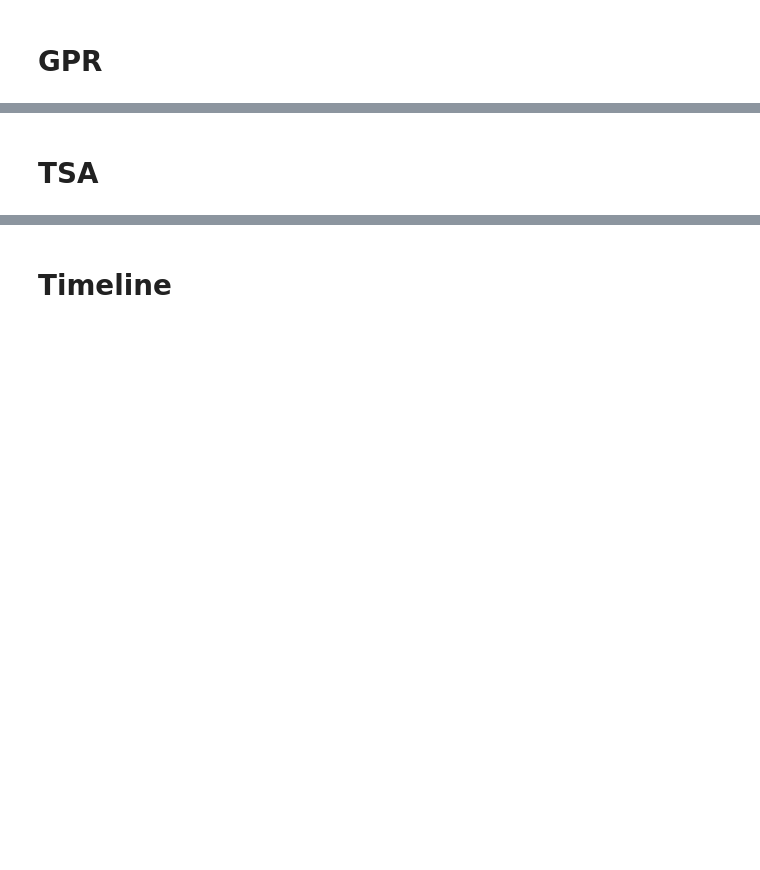
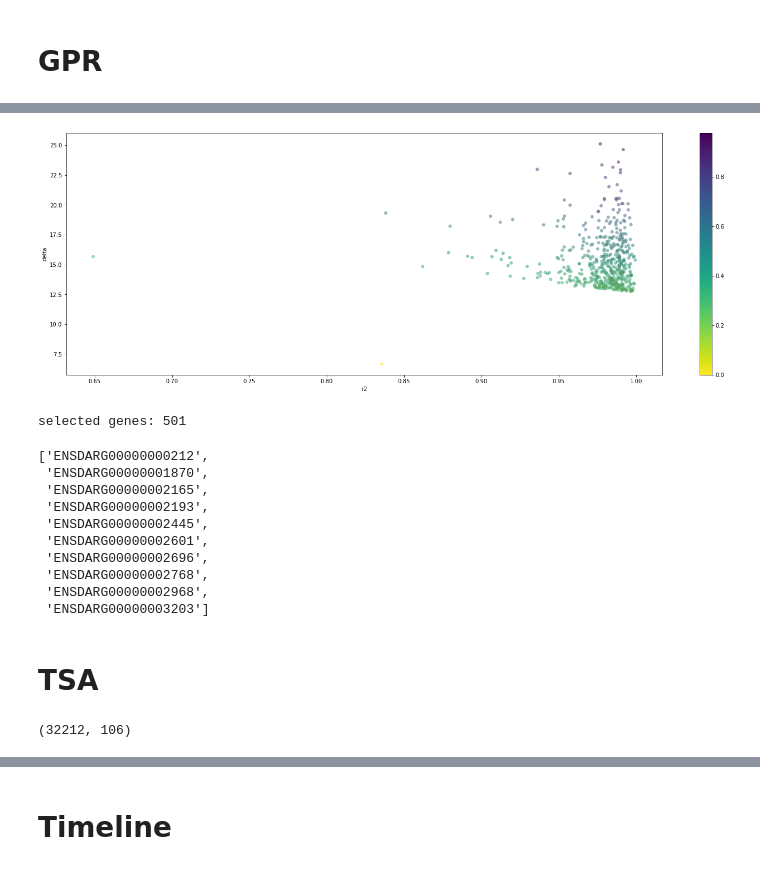
Before and after one commit to siebrenf/TSA, a Jupyter notebook: main.ipynb, the cells around one changed output, grey strips where cells are left out. Cells and saved outputs as stored; diff of their text form; code cells hidden in the pictures; blank space fills up the shorter version.

```diff
--- a/main.ipynb
+++ b/main.ipynb
@@ -41,7 +45,6 @@ tpms = pd.read_csv(tpm_file, sep="\t", index_col=0)
 template_tpms = tpm_normalization(tpms, sample_order, minimum_value=5)
 
 # filter genes BEFORE running GPR (optional)
-selected_genes = list(pd.read_csv(selected_genes_file, sep="\t")["gene"])
-template_tpms = template_tpms[template_tpms.index.isin(selected_genes)]
-
-# GPR (slow)
+if filter_template_genes:
+    selected_genes = list(pd.read_csv(selected_genes_file, sep="\t")["gene"])
+    template_tpms = template_tpms[template_tpms.index.isin(selected_genes)]
@@ -48,9 +53,9 @@ template_tpms = template_tpms[template_tpms.index.isin(selected_genes)]
 # %%
 # linear space
-extended_timepoints = list(np.round(np.linspace(min(time2samples), max(time2samples), 513), 2))
+# extended_timepoints = list(np.round(np.linspace(min(time2samples), max(time2samples), 10), 2))
 
 # n points per input
-# extended_timepoints = inference_timeseries(list(time2samples), timepoints_per_sample)
+extended_timepoints = inference_timeseries(list(time2samples), timepoints_per_sample)
 
 print(len(extended_timepoints))
 extended_timepoints
@@ -57,12 +81,12 @@ extended_timepoints
 # %%
-template_tpms_inf, gpr_scores = gpr(time2samples, template_tpms, extended_timepoints, plot=False, verbose=False, run_n=None)
-# template_tpms_inf.to_csv(gpr_inference_file, sep="\t")
-# gpr_scores.to_csv(gpr_scores_file, sep="\t")
+if new_gpr:
+    # GPR (slow)
+    template_tpms_inf, gpr_scores = gpr(time2samples, template_tpms, extended_timepoints, plot=False, verbose=True, run_n=None)
 
-# # gene selection (optional)
-# gpr_normscores = score_normalization(gpr_scores)
-# plot_scores(gpr_normscores, highlight_top_n=n_genes)
-# # save selected genes
-# selected_genes = best_n_genes(gpr_normscores, n_genes=n_genes, to_file=selected_genes_file)
+    template_tpms_inf.to_csv(gpr_inference_file, sep="\t")
+    gpr_scores.to_csv(gpr_scores_file, sep="\t")
+else:
+    template_tpms_inf = pd.read_csv(gpr_inference_file, sep="\t", index_col=0)
+    gpr_scores = pd.read_csv(gpr_scores_file, sep="\t", index_col=0)
 
 template_tpms_inf
@@ -69,3 +108,29 @@ template_tpms_inf
+# %%
+# gene selection (optional)
+gpr_normscores = score_normalization(gpr_scores)
+plot_scores(gpr_normscores, highlight_top_n=n_genes)
+
+if new_genes:
+    # save selected genes
+    selected_genes = best_n_genes(gpr_normscores, n_genes=n_genes, to_file=selected_genes_file)
+else:
+    selected_genes = list(pd.read_csv(selected_genes_file, sep="\t")["gene"])
+
+print("selected genes:", len(selected_genes))
+selected_genes[0:10]
+# %% [output]
+[figure, added]
+selected genes: 501
+['ENSDARG00000000212',
+ 'ENSDARG00000001870',
+ 'ENSDARG00000002165',
+ 'ENSDARG00000002193',
+ 'ENSDARG00000002445',
+ 'ENSDARG00000002601',
+ 'ENSDARG00000002696',
+ 'ENSDARG00000002768',
+ 'ENSDARG00000002968',
+ 'ENSDARG00000003203']
 # %% [markdown]
 # TSA
 # %%
@@ -96 +185,5 @@ alignment_file = "data/white_mpf_linear_marletaz_mpf_mapping.tsv"
+# %%
+query_tpms.shape
+# %% [output]
+(32212, 106)
 # %%
```
Also changed, not shown: parts of 21 cells of this notebook, 2 other files.
